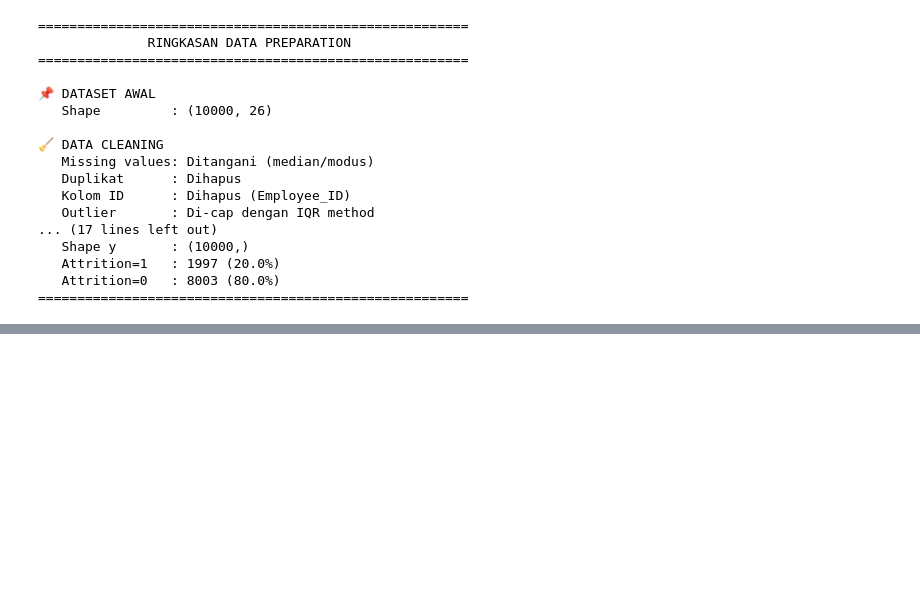
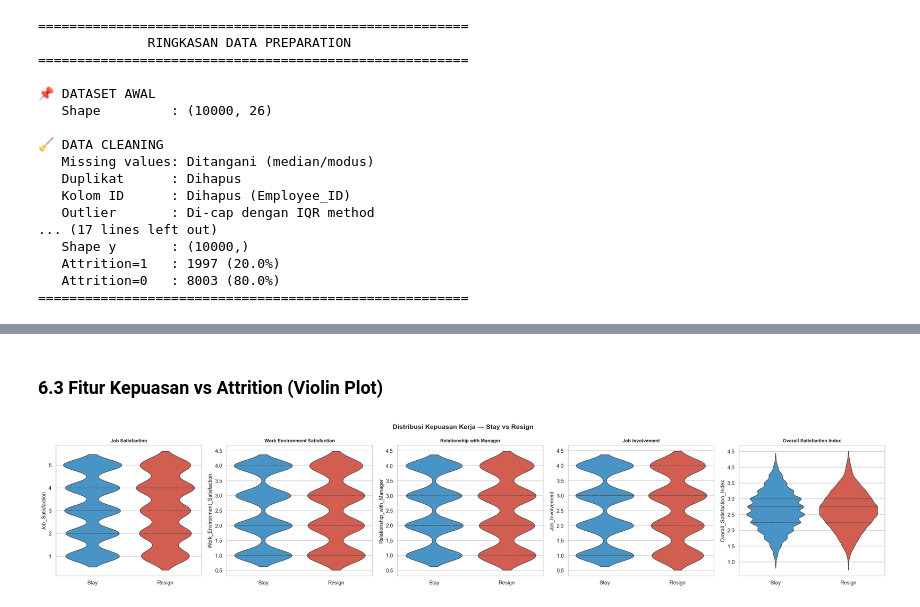
Before and after one commit to hafizatulkhairani/attritionguard, a Jupyter notebook: notebooks/analysis.ipynb, the cells around one changed output, grey strips where cells are left out. Cells and saved outputs as stored; diff of their text form; code cells hidden in the pictures; blank space fills up the shorter version.

```diff
--- a/notebooks/analysis.ipynb
+++ b/notebooks/analysis.ipynb
@@ -663,0 +963,30 @@ print('=' * 55)
+# %% [markdown]
+### 6.3 Fitur Kepuasan vs Attrition (Violin Plot)
+# %%
+satisfaction_cols = [c for c in [
+    'Job_Satisfaction', 'Work_Environment_Satisfaction',
+    'Relationship_with_Manager', 'Job_Involvement', 'Overall_Satisfaction_Index'
+] if c in df.columns]
+
+if satisfaction_cols:
+    fig, axes = plt.subplots(1, len(satisfaction_cols), figsize=(5*len(satisfaction_cols), 5))
+    if len(satisfaction_cols) == 1:
+        axes = [axes]
+
+    for i, col in enumerate(satisfaction_cols):
+        sns.violinplot(data=df, x='Attrition', y=col, ax=axes[i],
+                       hue='Attrition',
+                       palette=PALETTE_ATTRITION, inner='quartile', linewidth=1.2,
+                       legend=False)
+        axes[i].set_title(col.replace('_', ' '), fontsize=10)
+        axes[i].set_xticks([0, 1])
+        axes[i].set_xticklabels(['Stay', 'Resign'])
+        axes[i].set_xlabel('')
+
+    plt.suptitle('Distribusi Kepuasan Kerja — Stay vs Resign', fontsize=14, fontweight='bold')
+    plt.tight_layout()
+    plt.show()
+else:
+    print('Kolom kepuasan tidak ditemukan di dataset.')
+# %% [output]
+[figure, added]
```
Also changed, not shown: parts of 47 cells of this notebook.
